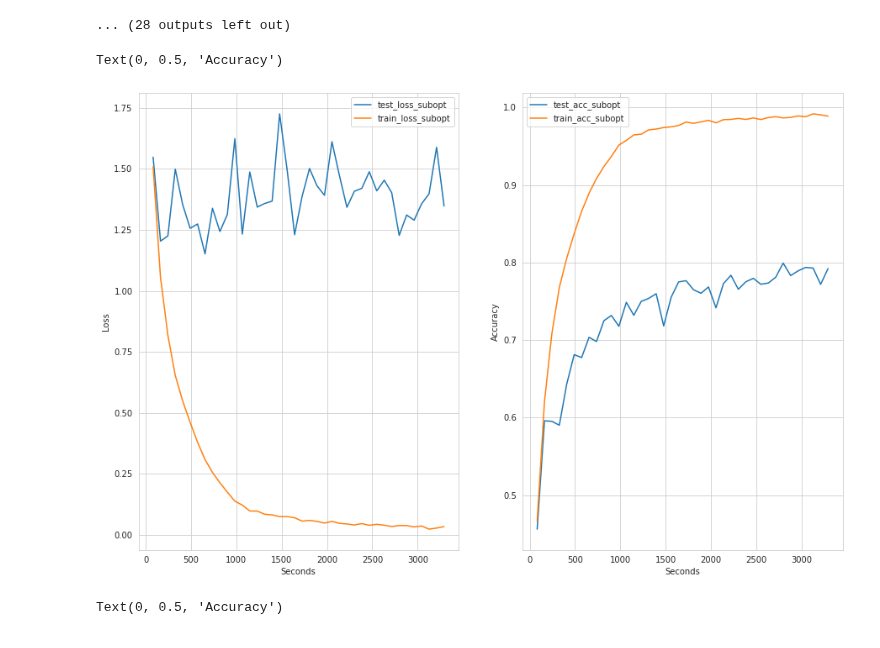
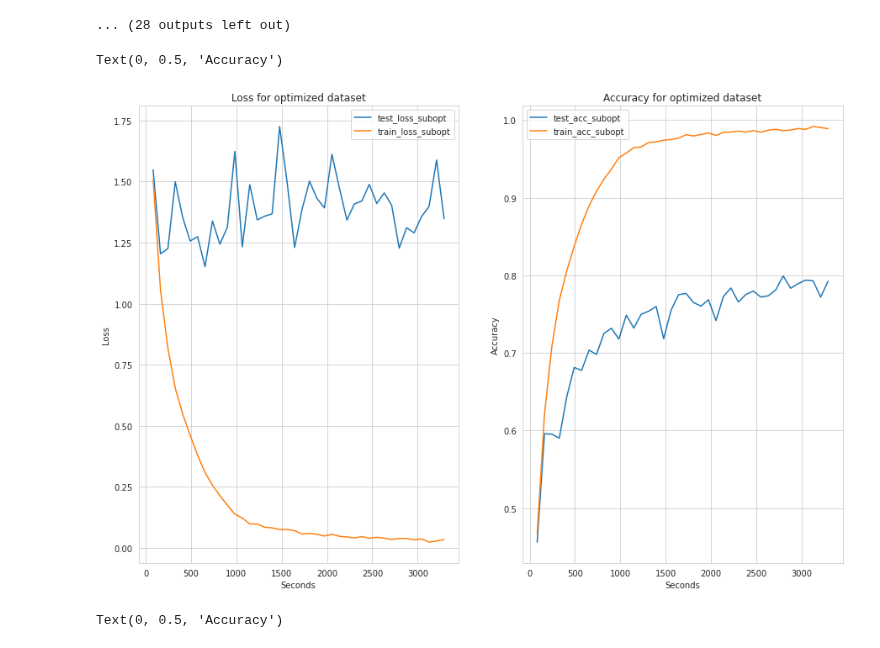
Before and after one commit to Stanpie3/importance_sampling, a Jupyter notebook: apricot.ipynb, the cells around one changed output. Saved outputs shown, nothing was run; the diff lists cells and outputs as text; code cells hidden in the pictures.

```diff
--- a/apricot.ipynb
+++ b/apricot.ipynb
@@ -562,34 +566,37 @@ res_sub_opt = train(train_loader, test_loader, clf_cnn, criterion, opt, n_epochs
 ... (28 outputs left out)
 # %%
 fig, (ax1, ax2) = plt.subplots(1, 2, figsize=(15, 10))
+
+ax1.set_title('Loss for optimized dataset')
+ax2.set_title('Accuracy for optimized dataset')
 
 
 ax1.plot(res_sub_opt['time'], res_sub_opt['test_loss'], label='test_loss_subopt')
 ax1.plot(res_sub_opt['time'], res_sub_opt['train_loss'], label='train_loss_subopt')
 
 ax1.legend()
 
 ax2.plot(res_sub_opt['time'], res_sub_opt['test_acc'], label='test_acc_subopt')
 ax2.plot(res_sub_opt['time'], res_sub_opt['train_acc'], label='train_acc_subopt')
 
 ax2.legend()
 
 # ax1.plot(res['time'], res['test_loss'], label='test_loss_uniform')
 # ax1.legend()
 
 
 # ax2.plot(res['time'], res['test_acc'], label='test_acc_uniform')
 # ax2.legend()
 
 
 ax1.set_xlabel("Seconds")
 ax1.set_ylabel("Loss")
 
 ax2.set_xlabel("Seconds")
 ax2.set_ylabel("Accuracy")
 # %% [output]
 Text(0, 0.5, 'Accuracy')
-[figure, old version]
+[figure, new version]
 # %%
 fig, (ax1, ax2) = plt.subplots(1, 2, figsize=(15, 10))
 
```
Also changed, not shown: parts of 1 cell of this notebook.
